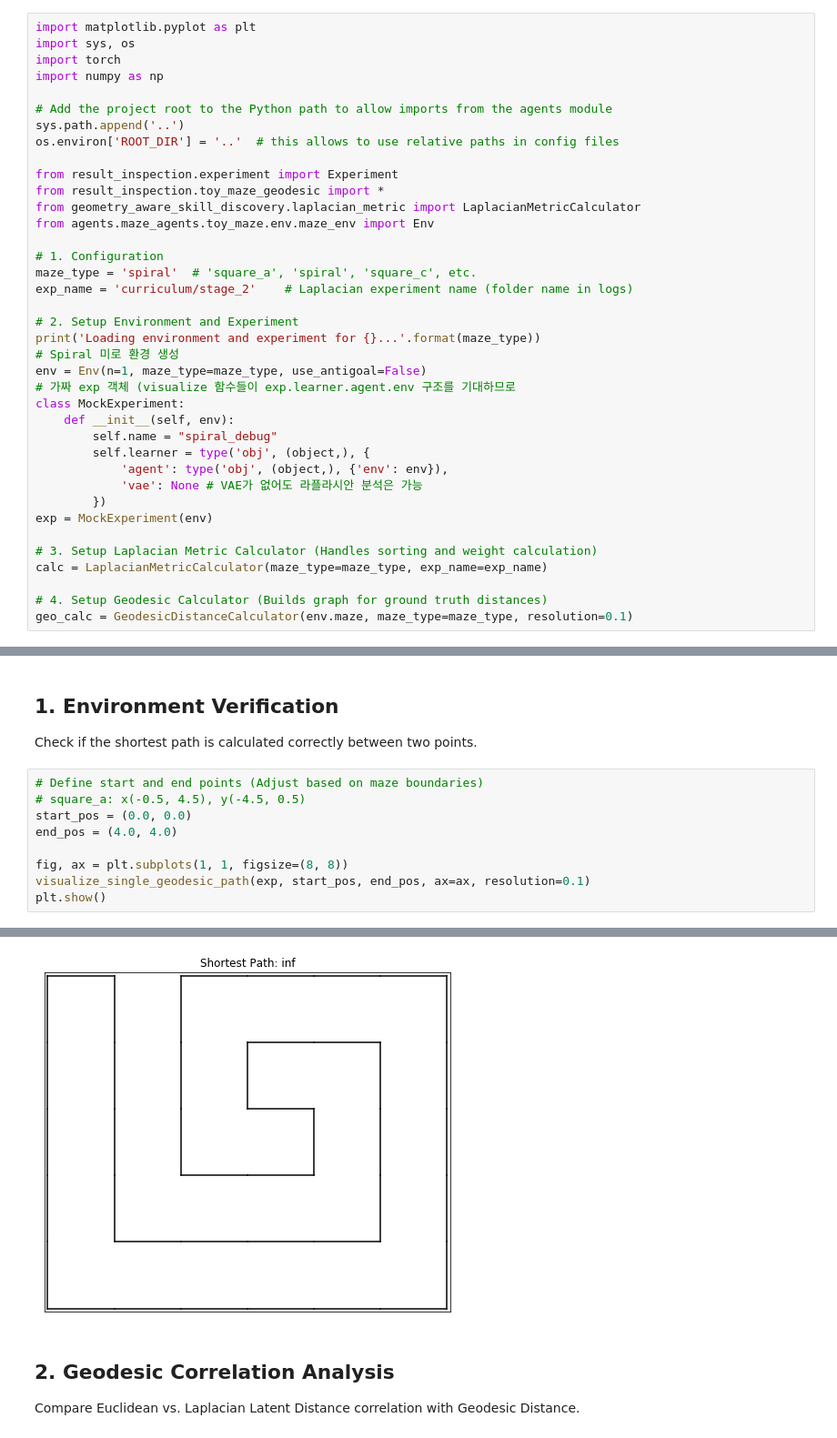
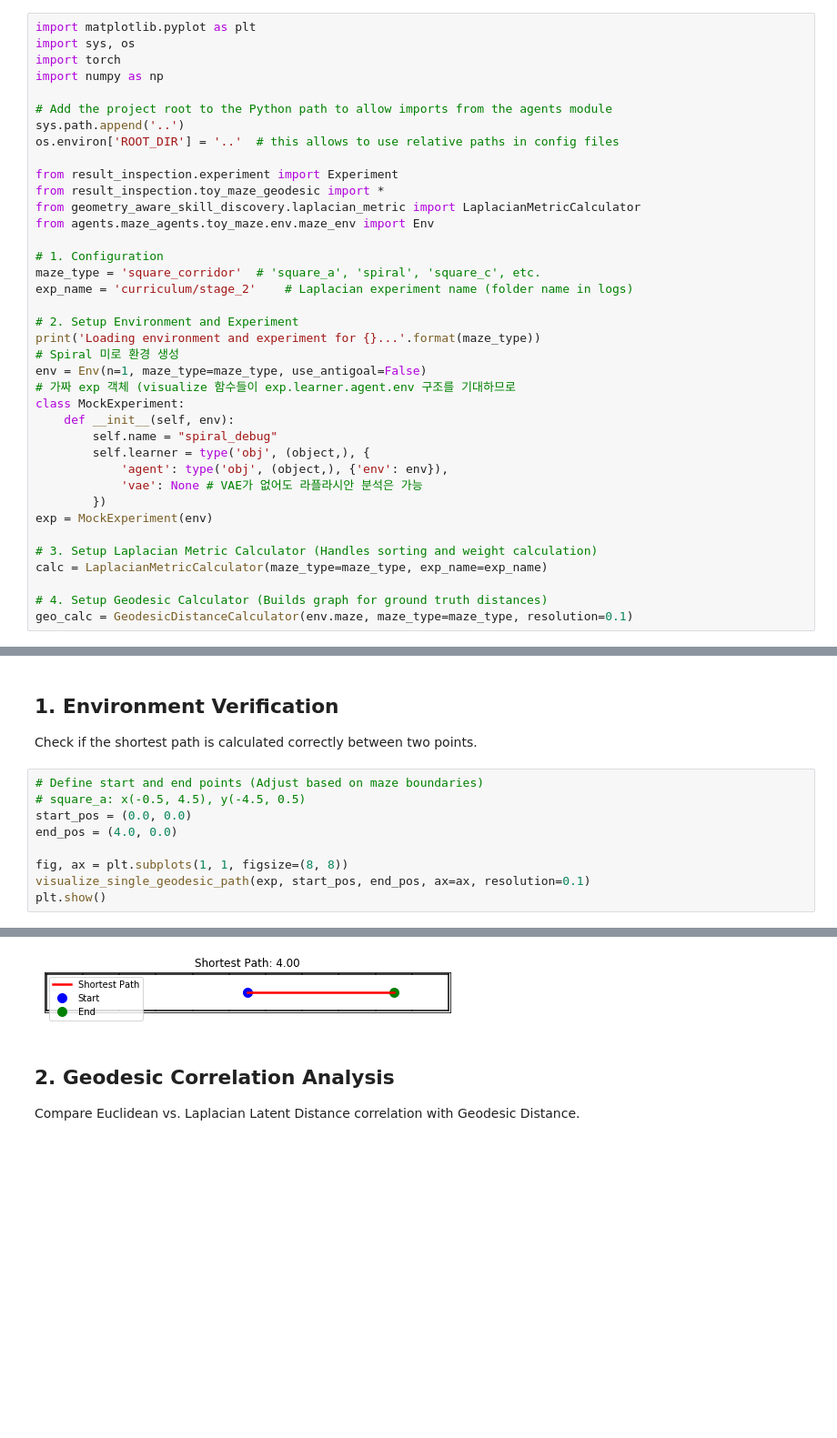
Before and after one commit to HiverXD/edl, a Jupyter notebook: notebooks/square_maze_geodesic.ipynb, the cells around one changed output, grey strips where cells are left out. Shown at 91% size. Saved outputs shown, nothing was run; the diff lists cells and outputs as text; blank space fills up the shorter version.

```diff
--- a/notebooks/square_maze_geodesic.ipynb
+++ b/notebooks/square_maze_geodesic.ipynb
@@ -17,7 +17,7 @@ from geometry_aware_skill_discovery.laplacian_metric import LaplacianMetricCalcu
 from agents.maze_agents.toy_maze.env.maze_env import Env
 
 # 1. Configuration
-maze_type = 'spiral'  # 'square_a', 'spiral', 'square_c', etc.
+maze_type = 'square_corridor'  # 'square_a', 'spiral', 'square_c', etc.
 exp_name = 'curriculum/stage_2'    # Laplacian experiment name (folder name in logs)
 
 # 2. Setup Environment and Experiment
@@ -52,7 +52,7 @@ Check if the shortest path is calculated correctly between two points.
 # Define start and end points (Adjust based on maze boundaries)
 # square_a: x(-0.5, 4.5), y(-4.5, 0.5)
 start_pos = (0.0, 0.0)
-end_pos = (4.0, 4.0)
+end_pos = (4.0, 0.0)
 
 fig, ax = plt.subplots(1, 1, figsize=(8, 8))
 visualize_single_geodesic_path(exp, start_pos, end_pos, ax=ax, resolution=0.1)
@@ -63,4 +62,4 @@ Warning: Start or end position is outside the valid maze area.
-[figure, old version]
+[figure, new version]
 # %% [markdown]
 ## 2. Geodesic Correlation Analysis
 Compare Euclidean vs. Laplacian Latent Distance correlation with Geodesic Distance.
```
Also changed, not shown: parts of 4 cells of this notebook, 11 other files.
